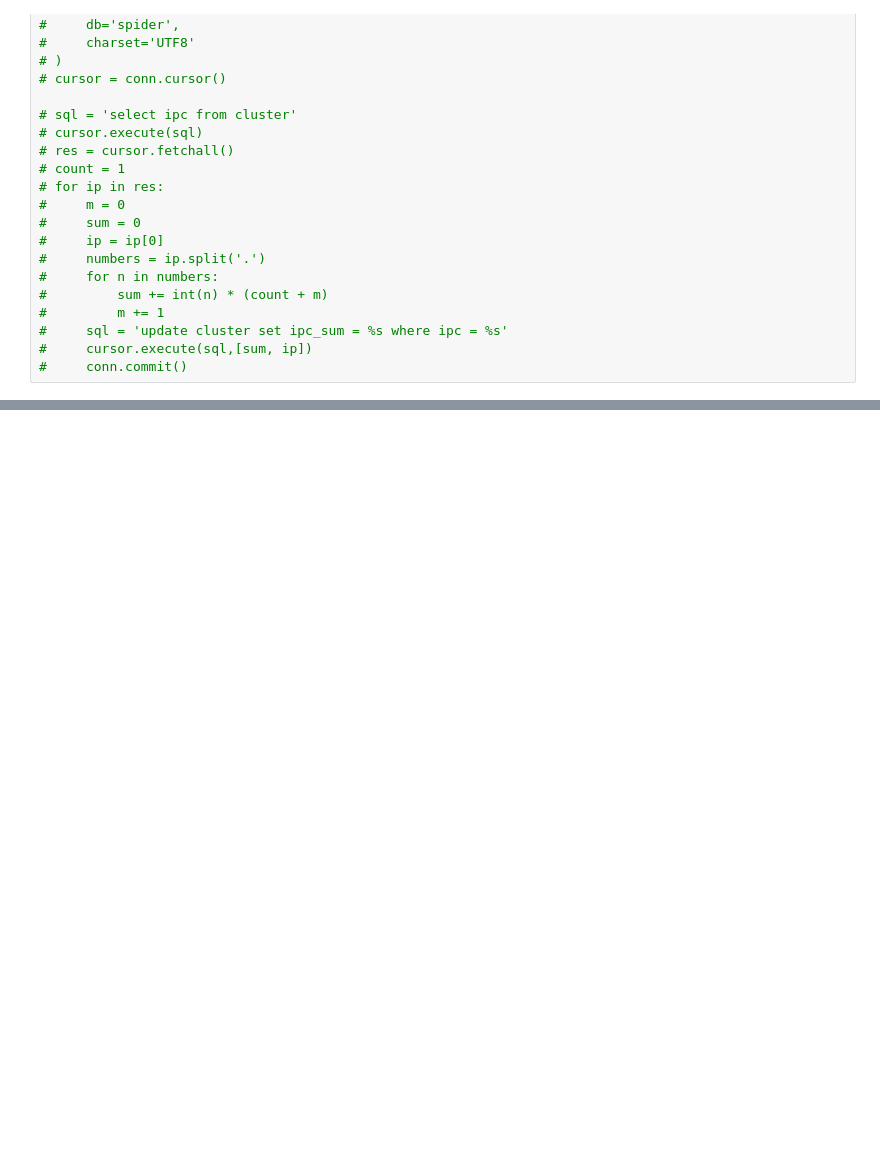
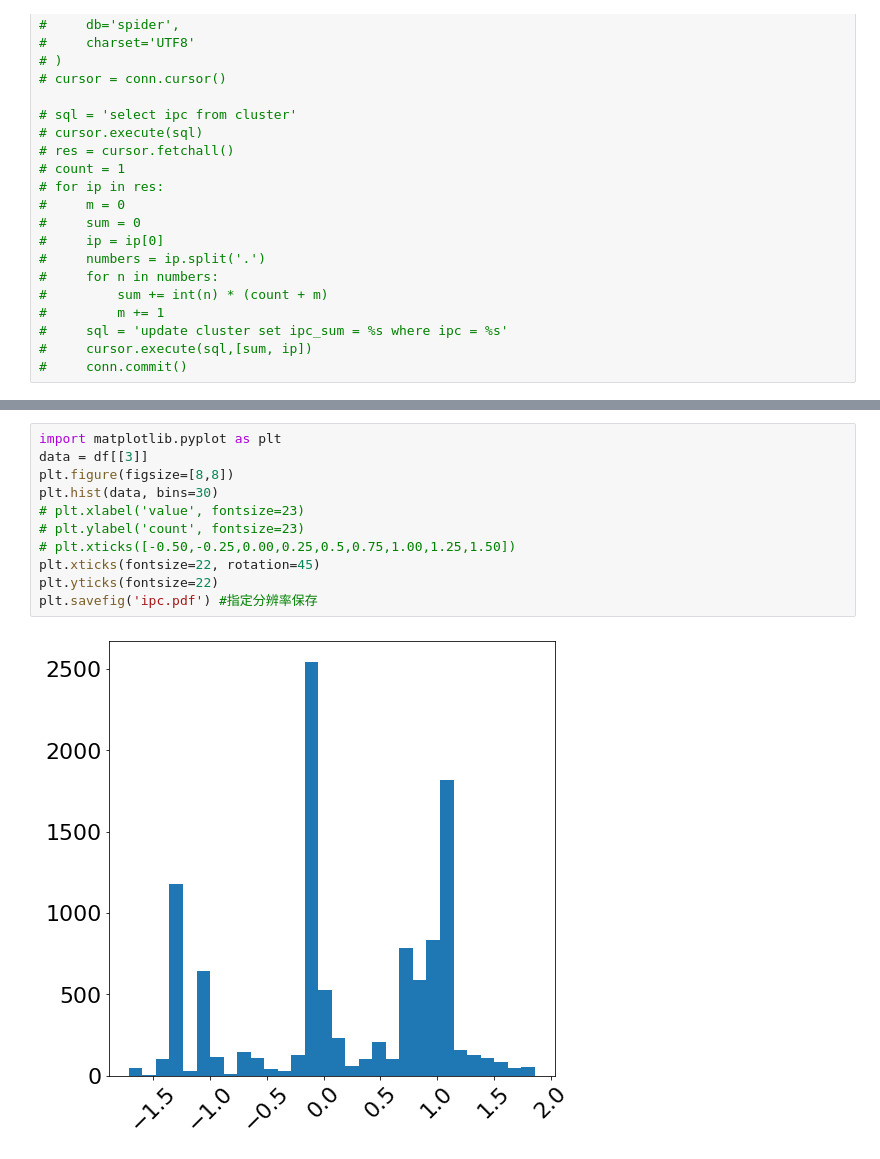
Before and after one commit to 1TreeForest/CyberRange, a Jupyter notebook: cluster/clustering.ipynb, the cells around one changed output, grey strips where cells are left out. Cells and saved outputs as stored; diff of their text form; blank space fills up the shorter version.

```diff
--- a/cluster/clustering.ipynb
+++ b/cluster/clustering.ipynb
@@ -198,0 +199,13 @@ update cluster set label = 1948 wher
+# %%
+import matplotlib.pyplot as plt
+data = df[[3]]
+plt.figure(figsize=[8,8])
+plt.hist(data, bins=30)
+# plt.xlabel('value', fontsize=23)
+# plt.ylabel('count', fontsize=23)
+# plt.xticks([-0.50,-0.25,0.00,0.25,0.5,0.75,1.00,1.25,1.50])
+plt.xticks(fontsize=22, rotation=45)
+plt.yticks(fontsize=22)
+plt.savefig('ipc.pdf') #指定分辨率保存
+# %% [output]
+[figure, added]
```
Also changed, not shown: parts of 11 cells of this notebook, 7 other files.
